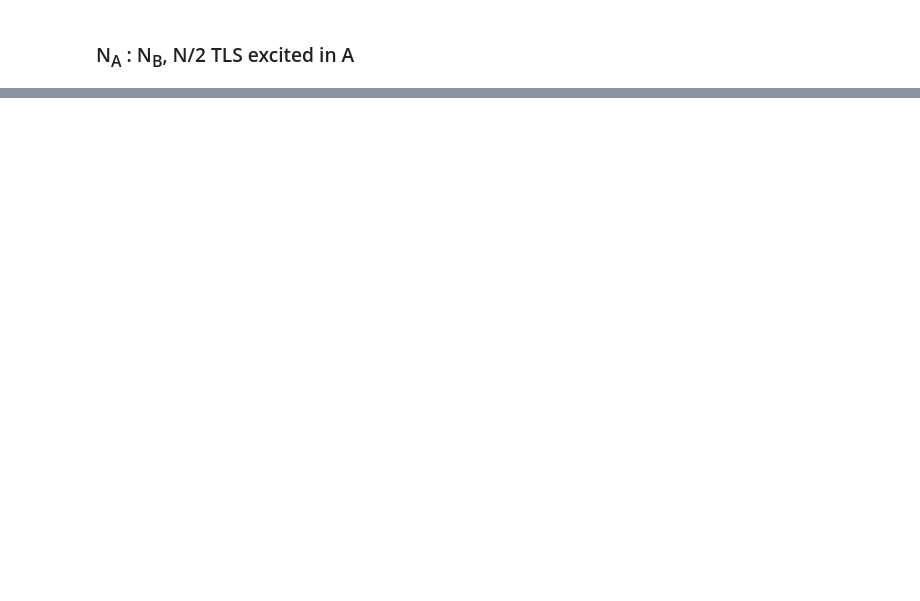
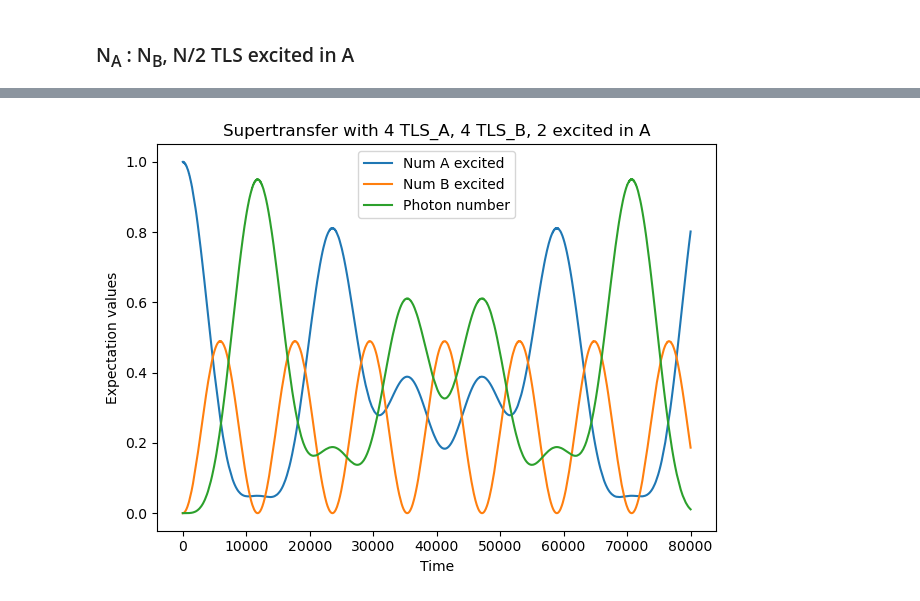
Before and after one commit to project-ida/two-state-quantum-systems, a Jupyter notebook: 06D-many-two-state-systems.ipynb, the cells around one changed output, grey strips where cells are left out. Cells and saved outputs as stored; diff of their text form; code cells hidden in the pictures; blank space fills up the shorter version.

Commit message:
Updates to 06D many two state systems

```diff
--- a/06D-many-two-state-systems.ipynb
+++ b/06D-many-two-state-systems.ipynb
@@ -698,3 +707,85 @@ ax.set_ylabel("Transfer rate (R)");
+# %%
+U=0.01
+omega=1
+deltaE=2.5
+
+Ns = [4]
+transfer_times = []
+rates = []
+
+tend_ind = -1
+tend = 80000
+
+
+for N in Ns:
+    num_excited = N//2 or 1
+    max_bosons = num_excited*2
+
+    two_state_A, two_state_B, bosons, interaction_A, interaction_B, number, nm_list = make_operators_JAB(max_bosons=max_bosons, parity=0, num_TLS_A=N, num_TLS_B=N)
+
+    psi_atom_A = basis(len(m_vals(N/2)), N//2)
+    psi_atom_B = basis(len(m_vals(N/2)), N)
+    psi_field = fock(max_bosons+1, 0)  # Field in vacuum state
+    psi0 = tensor(psi_field, psi_atom_A, psi_atom_B)
+
+
+    H = deltaE*two_state_A + deltaE*two_state_B + bosons + U*interaction_A + U*interaction_B
+
+
+    # Time list
+    tlist = np.linspace(0,  tend, 10000)
+
+    ex20 = basis([max_bosons+1, len(m_vals(N/2)), len(m_vals(N/2))], [0,N//2,N])
+    ex11 = basis([max_bosons+1, len(m_vals(N/2)), len(m_vals(N/2))], [0,N//2+1,N//2+1])
+    ex02 = basis([max_bosons+1, len(m_vals(N/2)), len(m_vals(N/2))], [0,N,N//2])
+
+
+    # Evolve the system
+    # result = mesolve(H, psi0, tlist, [], [two_state_A, two_state_B, number])
+    result = mesolve(H, psi0, tlist, [], [ex20*ex20.dag(), ex11*ex11.dag(), ex02*ex02.dag()])
+
+    # tend_ind = np.where(np.abs((result.expect[1][0:-1]+ N/2 - 1))<0.01)[0][0]
+    # time_to_transfer_one = tlist[tend_ind]
+    # tend = time_to_transfer_one
+
+
+
+    # transfer_times.append(time_to_transfer_one)
+    # rates.append(2*np.pi / time_to_transfer_one)
+
+    # print(f"time to transfer one = {time_to_transfer_one}")
+
+    # tend = time_to_transfer_one
+
+
+
+    plt.figure()
+
+    # plt.title(f"Supertransfer with {N} TLS_A, {N} TLS_B, {num_excited} excited in A")
+    # plt.xlabel("Time")
+    # plt.ylabel("Expectation values")
+    # plt.plot(tlist, result.expect[0] + N/2, label="Num A excited")
+    # plt.plot(tlist, result.expect[1] + N/2, label="Num B excited")
+    # plt.plot(tlist, result.expect[2], label="Photon number")
+    # plt.legend()
+
+
+    # plt.tight_layout()
+    # plt.show()
+
+    plt.title(f"Supertransfer with {N} TLS_A, {N} TLS_B, {num_excited} excited in A")
+    plt.xlabel("Time")
+    plt.ylabel("Expectation values")
+    plt.plot(tlist, result.expect[0], label="Num A excited")
+    plt.plot(tlist, result.expect[1], label="Num B excited")
+    plt.plot(tlist, result.expect[2], label="Photon number")
+    plt.legend()
+
+
+    plt.tight_layout()
+    plt.show()
+# %% [output]
+[figure, added]
 # %%
 U=0.01
 omega=1
```
Also changed, not shown: parts of 19 cells of this notebook.
